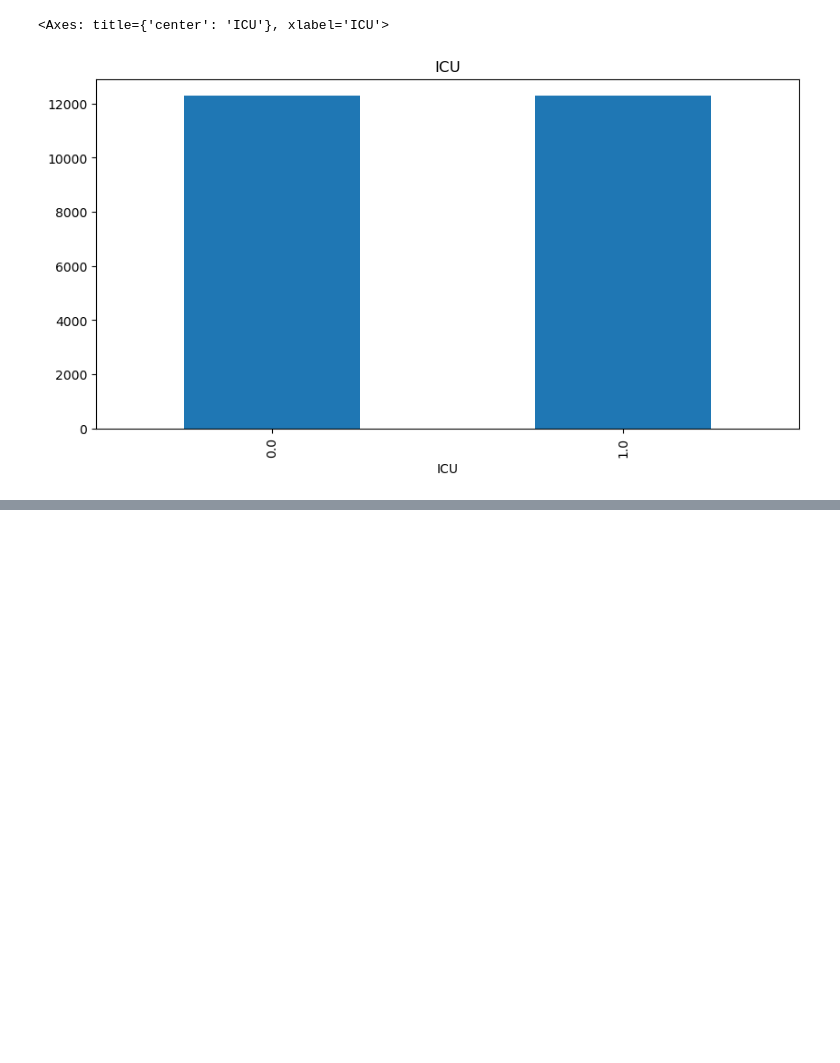
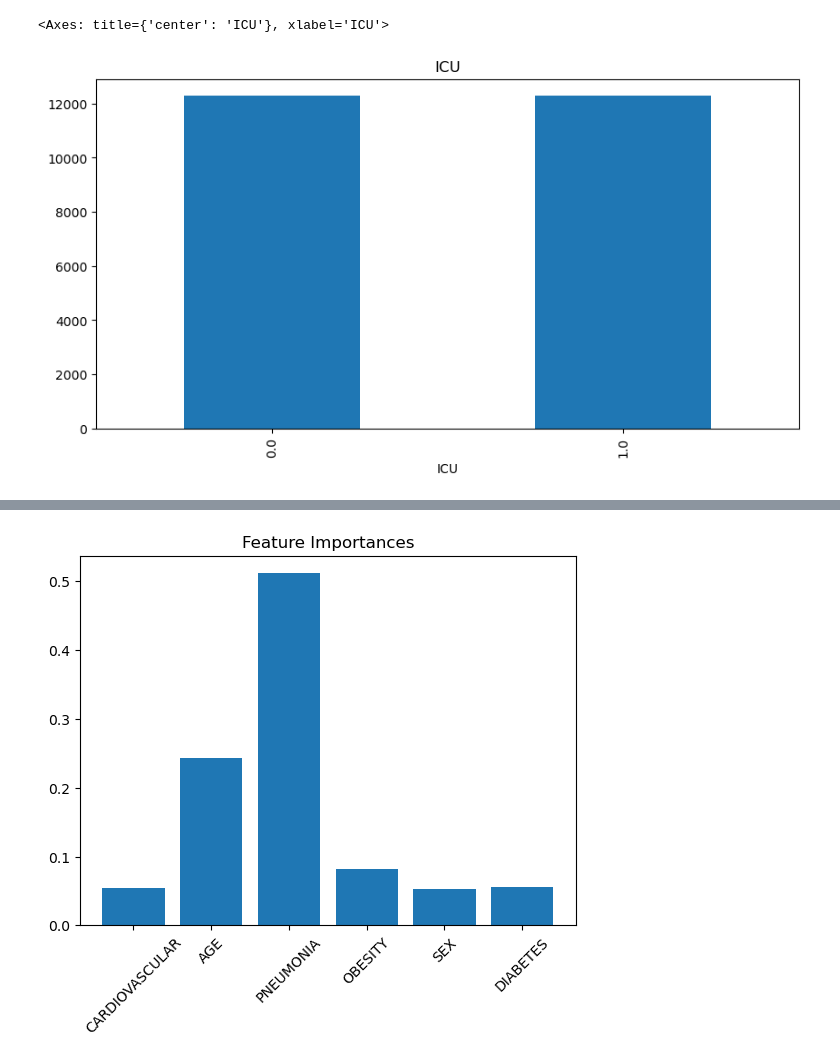
Before and after one commit to linhmai1609/CO7093_Big-Data_Coursework, a Jupyter notebook: alternative_model.ipynb, the cells around one changed output, grey strips where cells are left out. Drawn from its saved outputs; the diff is of its cells as text; code cells hidden in the pictures; blank space fills up the shorter version.

```diff
--- a/alternative_model.ipynb
+++ b/alternative_model.ipynb
@@ -522,0 +539,99 @@ Accuracy with best model: 0.80
+# %%
+# Create and train the Random Forest model
+rf_classifier = RandomForestClassifier(n_estimators=50  # number of trees
+                                       , min_samples_split= 2,
+                                    #   max_depth=10,      # maximum depth of trees
+                                      random_state=42)   # for reproducibility
+
+# Fit the model
+rf_classifier.fit(X_over_train, y_over_train)
+
+# Make predictions
+y_pred = rf_classifier.predict(X_over_test)
+
+# Calculate accuracy
+accuracy = accuracy_score(y_under_test, y_pred)
+print(f"Accuracy: {accuracy:.2f}")
+
+print("Classification Report:")
+print(classification_report(y_over_test, y_pred))
+
+# Check for overfitting
+train_pred = rf_classifier.predict(X_over_train)
+print(f"Training accuracy: {accuracy_score(y_over_train, train_pred):.4f}")
+print(f"Test accuracy: {accuracy_score(y_over_test, y_pred):.4f}")
+
+# Calculate accuracy
+accuracy = accuracy_score(y_over_test, y_pred)
+print(f"Accuracy: {accuracy:.2f}")
+
+# Feature importance
+feature_importance = rf_classifier.feature_importances_
+print("\nFeature Importance:")
+for i, importance in enumerate(feature_importance):
+    print(f"Feature {i+1}: {importance:.4f}")
+
+# Plot feature importances
+import matplotlib.pyplot as plt
+plt.bar(X.columns, feature_importance)
+plt.xticks(rotation=45)
+plt.title("Feature Importances")
+plt.show()
+
+# Confusion Matrix
+cm = confusion_matrix(y_over_test, y_pred)
+plt.figure(figsize=(8, 6))
+sns.heatmap(cm, annot=True, fmt='d', cmap='Blues')
+plt.title('Confusion Matrix')
+plt.ylabel('True Label')
+plt.xlabel('Predicted Label')
+plt.show()
+
+# Learning curves to assess if more data would help
+from sklearn.model_selection import learning_curve
+
+train_sizes, train_scores, test_scores = learning_curve(
+    rf_classifier, X_over_train, y_over_train, cv=5, n_jobs=-1,
+    train_sizes=np.linspace(0.1, 1.0, 10))
+
+# Plot learning curves
+plt.figure(figsize=(8, 6))
+plt.plot(train_sizes, train_scores.mean(axis=1), label='Training score')
+plt.plot(train_sizes, test_scores.mean(axis=1), label='Cross-validation score')
+plt.xlabel('Training Examples')
+plt.ylabel('Score')
+plt.title('Learning Curves')
+plt.legend(loc='best')
+plt.grid(True)
+plt.show()
+
+# # Example with hyperparameters tuning using GridSearchCV
+# from sklearn.model_selection import GridSearchCV
+
+# # Define parameter grid
+# param_grid = {
+#     'n_estimators': [50, 100, 200],
+#     'max_depth': [None, 10, 20],
+#     'min_samples_split': [2, 5, 10]
+# }
+
+# # Create GridSearchCV object
+# grid_search = GridSearchCV(RandomForestClassifier(n_estimators=50  # number of trees
+#                                                   , min_samples_split= 2
+#                                       ,max_depth=None,random_state=42),
+#                           param_grid,
+#                           cv=5,
+#                           scoring='accuracy')
+
+# # Fit the grid search
+# grid_search.fit(X_over_train, y_over_train)
+
+# # Print best parameters and score
+# print("\nBest parameters:", grid_search.best_params_)
+# print("Best cross-validation score:", grid_search.best_score_)
+
+# # Use best model for prediction
+# best_model = grid_search.best_estimator_
+# y_pred_best = best_model.predict(X_over_test)
+# print(f"Accuracy with best model: {accuracy_score(y_over_test, y_pred_best):.2f}")
+# %% [output]
@@ -522,0 +655 @@ Accuracy with best model: 0.80
+[figure, added]
```
Also changed, not shown: parts of 15 cells of this notebook.
